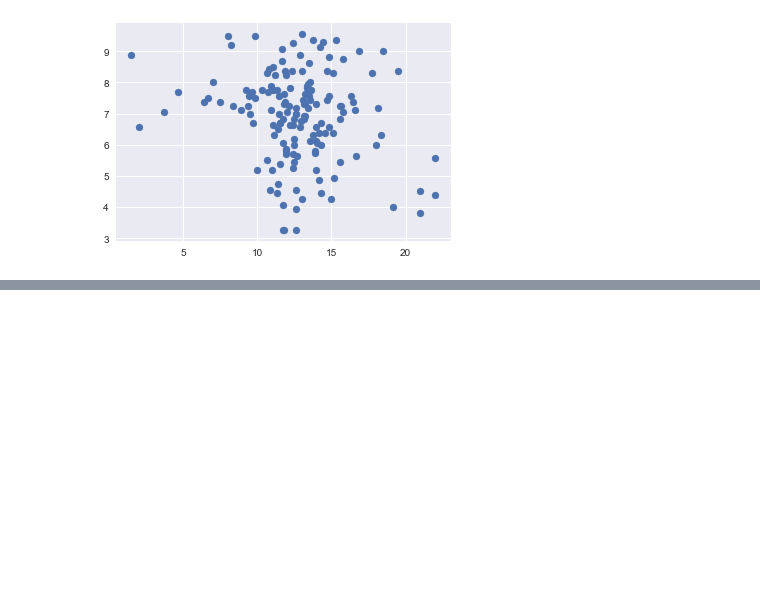
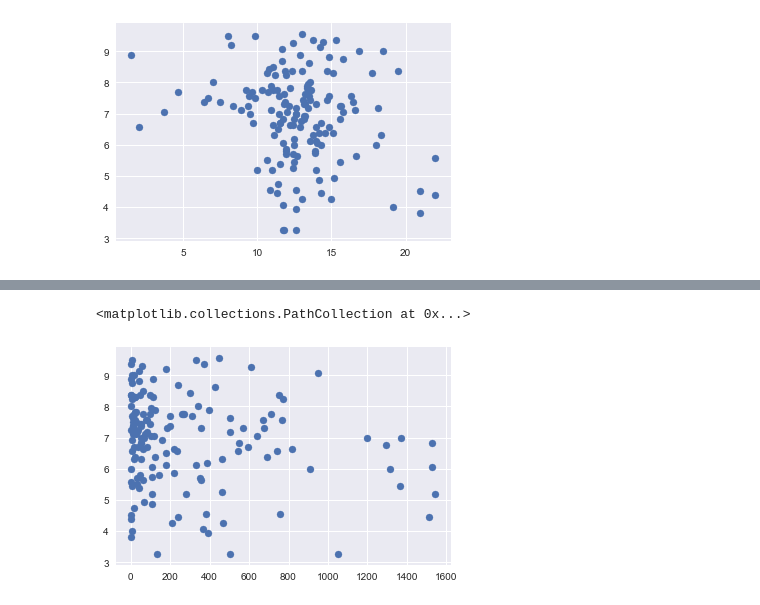
Before and after one commit to JeroenSchmidt/UvA-DSF-group, a Jupyter notebook: uc2/exploration_notebooks/rafael/Initial EDA.ipynb, the cells around one changed output, grey strips where cells are left out. Saved outputs shown, nothing was run; the diff lists cells and outputs as text; code cells hidden in the pictures; blank space fills up the shorter version.

```diff
--- a/uc2/exploration_notebooks/rafael/Initial EDA.ipynb
+++ b/uc2/exploration_notebooks/rafael/Initial EDA.ipynb
@@ -393,0 +444,5 @@ plt.scatter(df_merge.time_of_day_x, df_merge.PERMA)
+# %%
+plt.scatter(df_merge.imagecount, df_merge.PERMA)
+# %% [output]
+<matplotlib.collections.PathCollection at 0x...>
+[figure, added]
```
Also changed, not shown: parts of 5 cells of this notebook, 1 other file.
